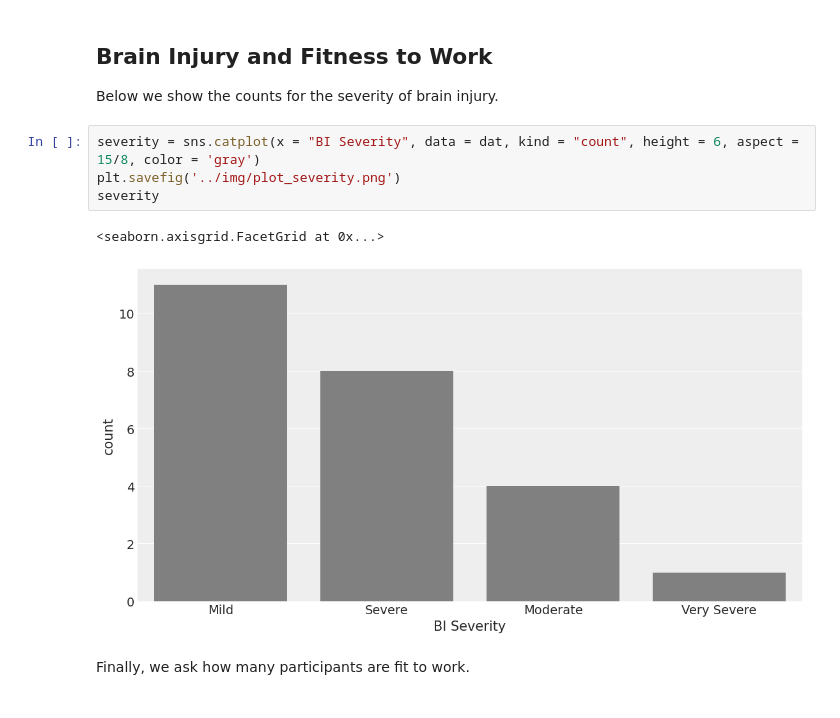
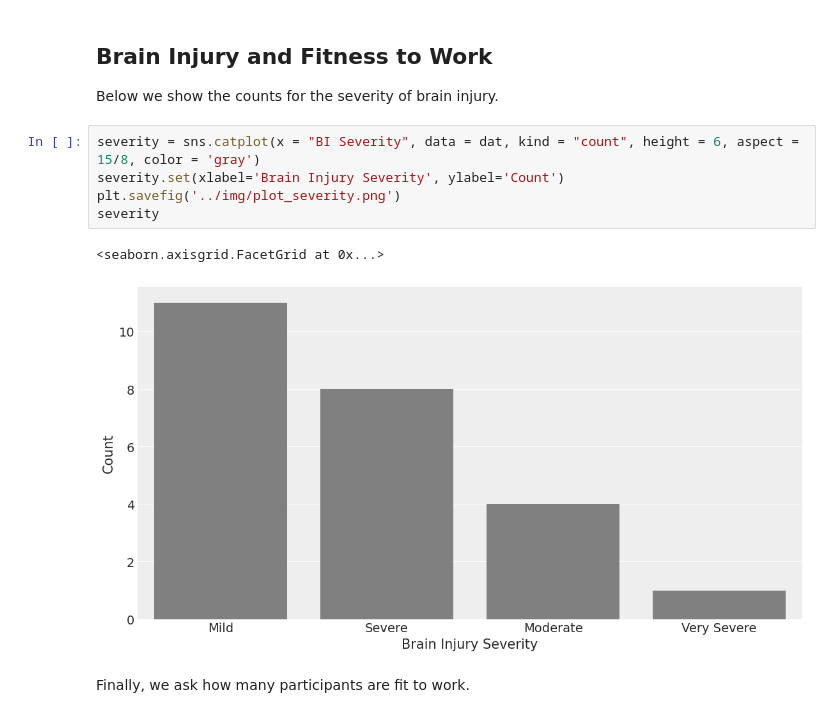
Before and after one commit to gpwilliams/bi_loneliness, a Jupyter notebook: python/analysis.ipynb, the cells around one changed output. Cells and saved outputs as stored; diff of their text form.

Commit message:
Made plot file names consistent and changes axis labels

```diff
--- a/python/analysis.ipynb
+++ b/python/analysis.ipynb
@@ -345,11 +345,12 @@ dat.groupby('Gender').agg({'Gender': ['count']})
 Below we show the counts for the severity of brain injury.
 # %%
 severity = sns.catplot(x = "BI Severity", data = dat, kind = "count", height = 6, aspect = 15/8, color = 'gray')
+severity.set(xlabel='Brain Injury Severity', ylabel='Count')
 plt.savefig('../img/plot_severity.png')
 severity
 # %% [output]
 <seaborn.axisgrid.FacetGrid at 0x...>
-[figure, old version]
+[figure, new version]
 # %% [markdown]
 Finally, we ask how many participants are fit to work.
 # %%
```
Also changed, not shown: parts of 1 cell of this notebook.
